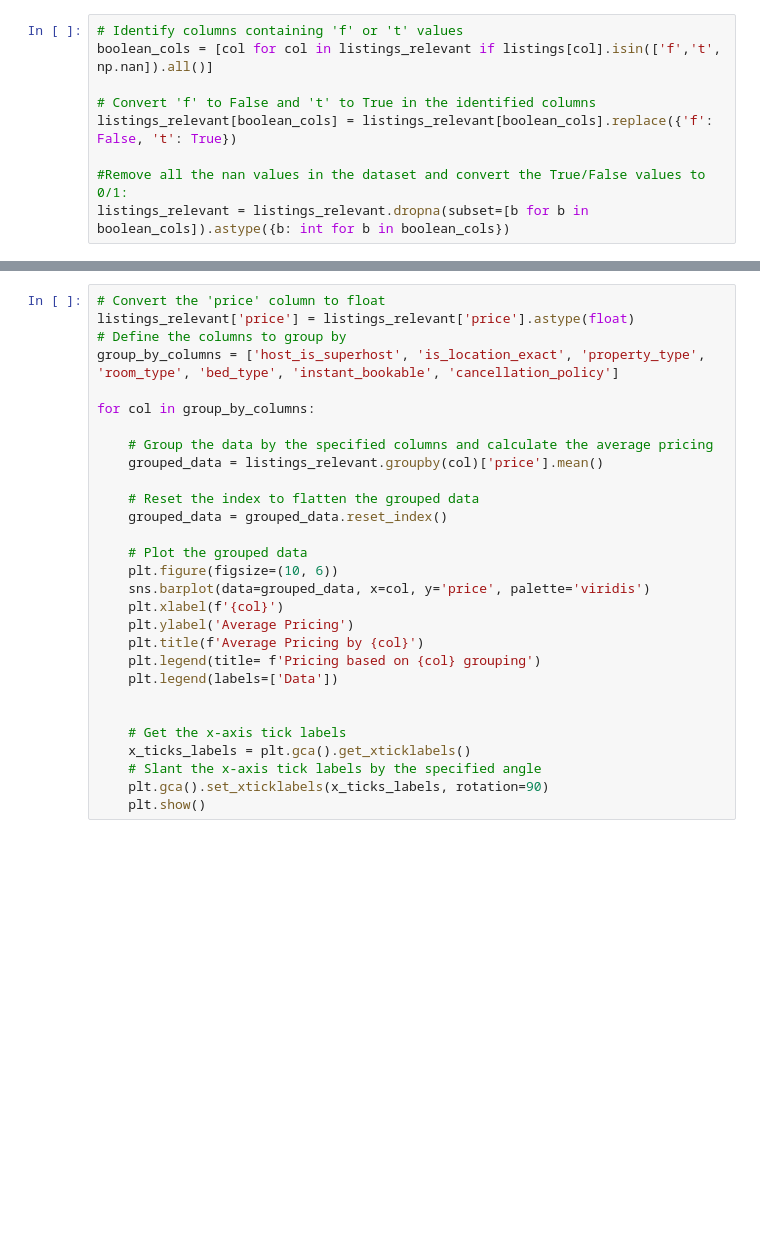
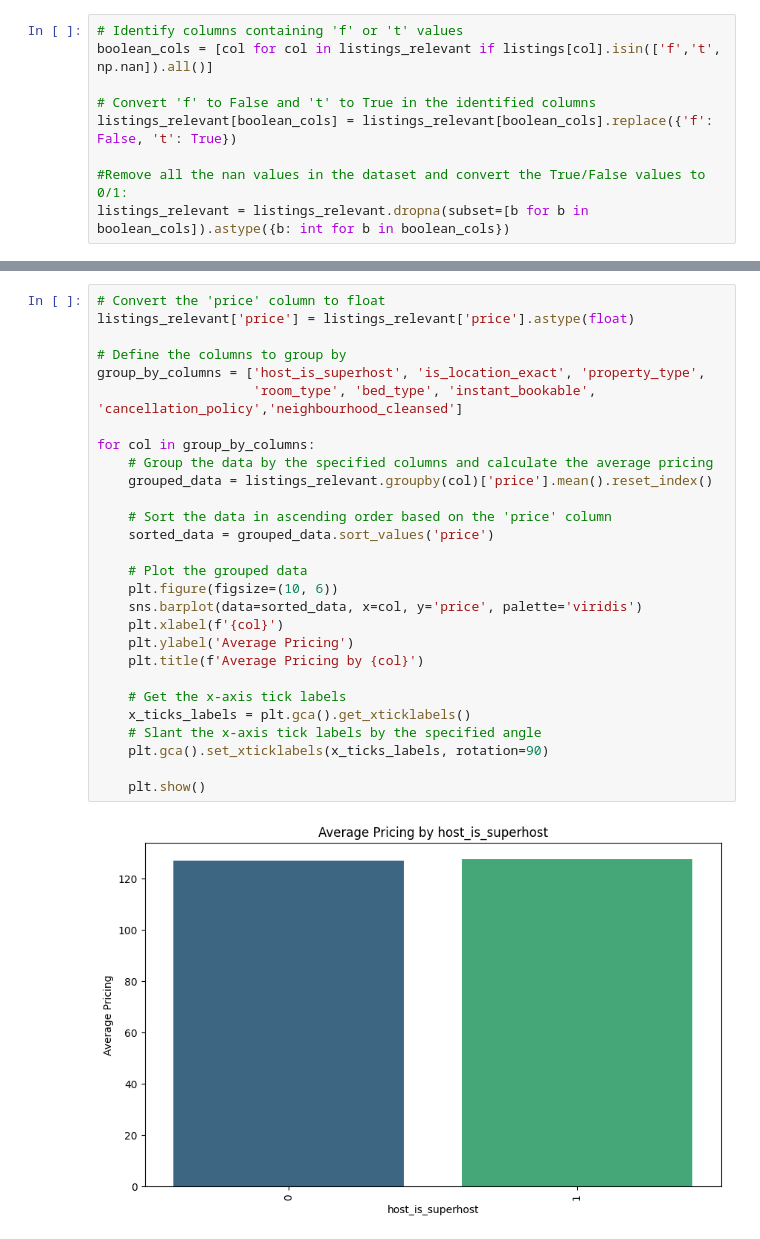
Before and after one commit to ABIGAILDEBBY/airnb-data-analysis, a Jupyter notebook: analysis.ipynb, the cells around one changed output, grey strips where cells are left out. Saved outputs shown, nothing was run; the diff lists cells and outputs as text; blank space fills up the shorter version.

```diff
--- a/analysis.ipynb
+++ b/analysis.ipynb
@@ -268,30 +279,30 @@ plt.show()
 # %%
 # Convert the 'price' column to float
 listings_relevant['price'] = listings_relevant['price'].astype(float)
+
 # Define the columns to group by
 group_by_columns = ['host_is_superhost', 'is_location_exact', 'property_type',
-'room_type', 'bed_type', 'instant_bookable', 'cancellation_policy']
+                    'room_type', 'bed_type', 'instant_bookable', 'cancellation_policy','neighbourhood_cleansed']
 
 for col in group_by_columns:
+    # Group the data by the specified columns and calculate the average pricing
+    grouped_data = listings_relevant.groupby(col)['price'].mean().reset_index()
 
-    # Group the data by the specified columns and calculate the average pricing
-    grouped_data = listings_relevant.groupby(col)['price'].mean()
-
-    # Reset the index to flatten the grouped data
-    grouped_data = grouped_data.reset_index()
+    # Sort the data in ascending order based on the 'price' column
+    sorted_data = grouped_data.sort_values('price')
 
     # Plot the grouped data
     plt.figure(figsize=(10, 6))
-    sns.barplot(data=grouped_data, x=col, y='price', palette='viridis')
+    sns.barplot(data=sorted_data, x=col, y='price', palette='viridis')
     plt.xlabel(f'{col}')
     plt.ylabel('Average Pricing')
     plt.title(f'Average Pricing by {col}')
-    plt.legend(title= f'Pricing based on {col} grouping')
-    plt.legend(labels=['Data'])
-
 
     # Get the x-axis tick labels
     x_ticks_labels = plt.gca().get_xticklabels()
     # Slant the x-axis tick labels by the specified angle
     plt.gca().set_xticklabels(x_ticks_labels, rotation=90)
+
     plt.show()
+# %% [output]
+[figure, added]
```
Also changed, not shown: parts of 30 cells of this notebook.
